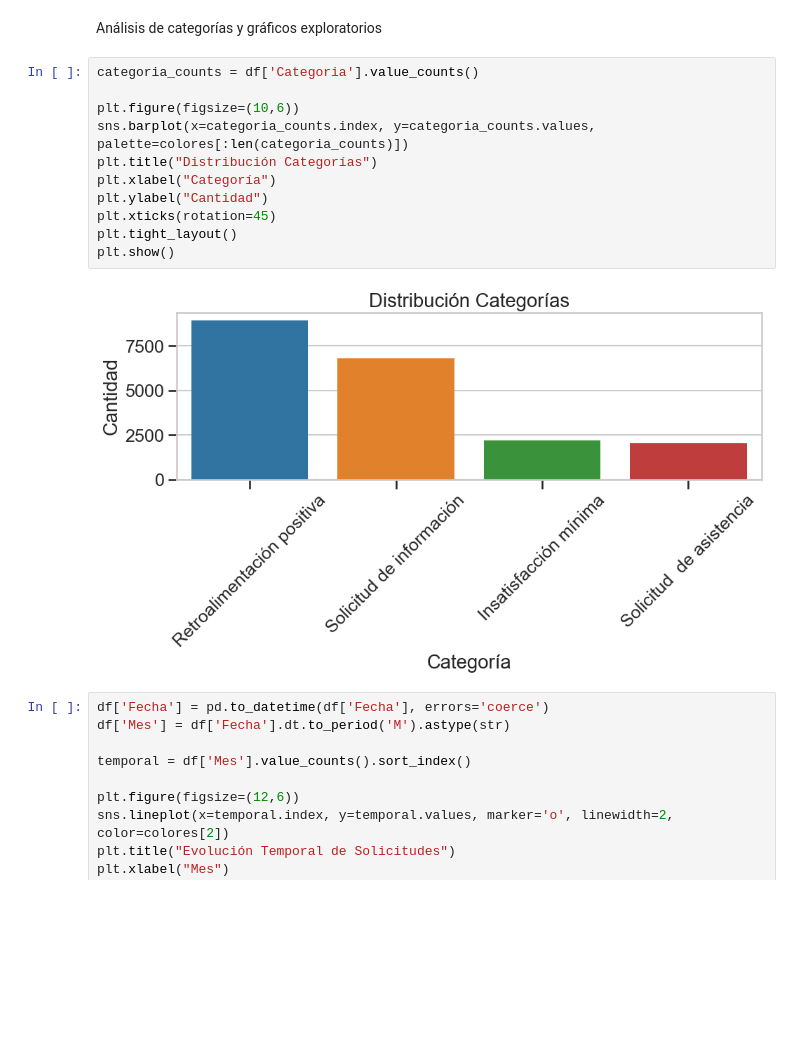
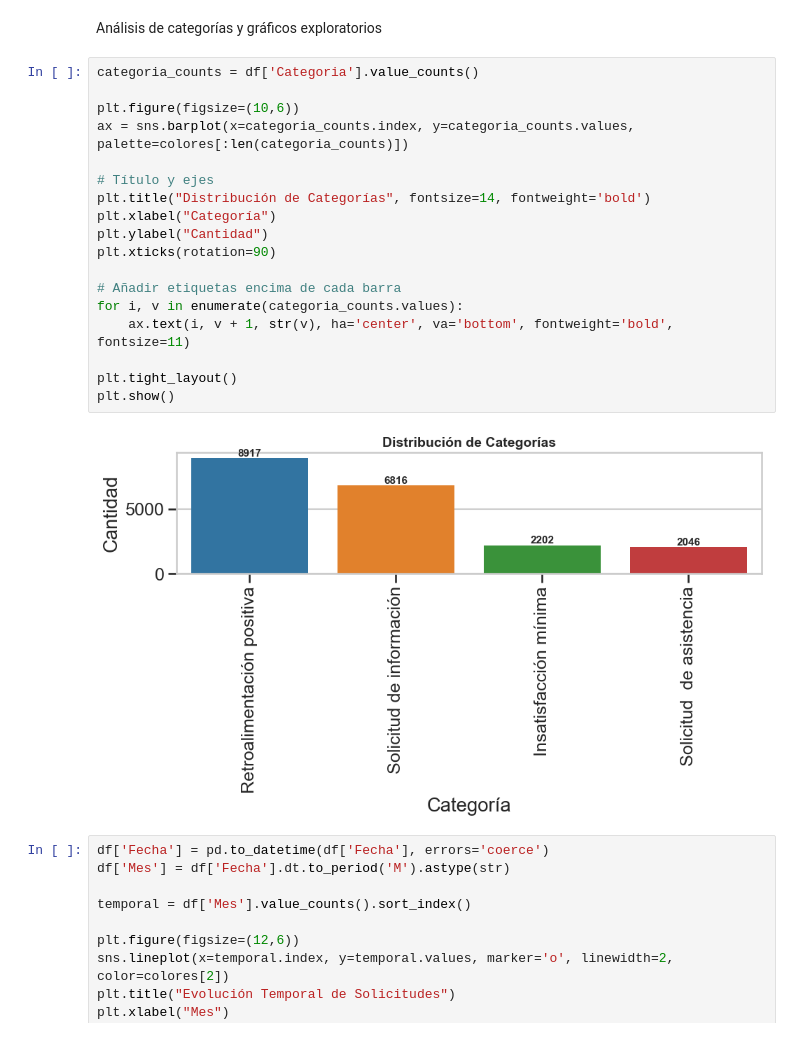
Before and after one commit to jeremiaspabon/proyecto_dl, a Jupyter notebook: notebooks/Exploracion.ipynb, the cells around one changed output. Drawn from its saved outputs; the diff is of its cells as text; blank space fills up the shorter version.

```diff
--- a/notebooks/Exploracion.ipynb
+++ b/notebooks/Exploracion.ipynb
@@ -89,16 +89,23 @@ Análisis de categorías y gráficos exploratorios
 # %%
 categoria_counts = df['Categoria'].value_counts()
 
 plt.figure(figsize=(10,6))
-sns.barplot(x=categoria_counts.index, y=categoria_counts.values, palette=colores[:len(categoria_counts)])
-plt.title("Distribución Categorías")
+ax = sns.barplot(x=categoria_counts.index, y=categoria_counts.values, palette=colores[:len(categoria_counts)])
+
+# Título y ejes
+plt.title("Distribución de Categorías", fontsize=14, fontweight='bold')
 plt.xlabel("Categoría")
 plt.ylabel("Cantidad")
-plt.xticks(rotation=45)
+plt.xticks(rotation=90)
+
+# Añadir etiquetas encima de cada barra
+for i, v in enumerate(categoria_counts.values):
+    ax.text(i, v + 1, str(v), ha='center', va='bottom', fontweight='bold', fontsize=11)
+
 plt.tight_layout()
 plt.show()
 # %% [output]
-[figure, old version]
+[figure, new version]
 # %%
 df['Fecha'] = pd.to_datetime(df['Fecha'], errors='coerce')
 df['Mes'] = df['Fecha'].dt.to_period('M').astype(str)
```
Also changed, not shown: parts of 3 cells of this notebook.
